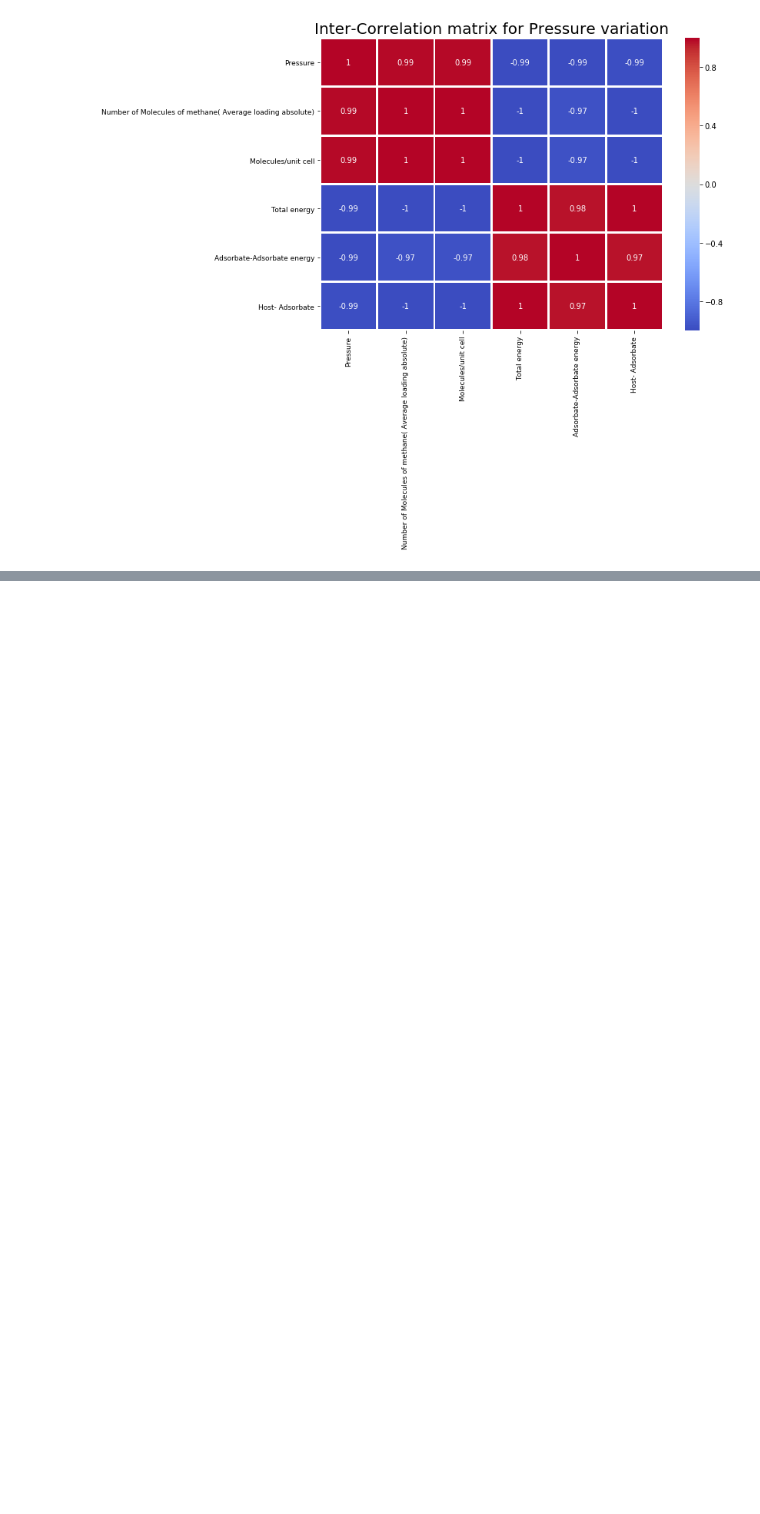
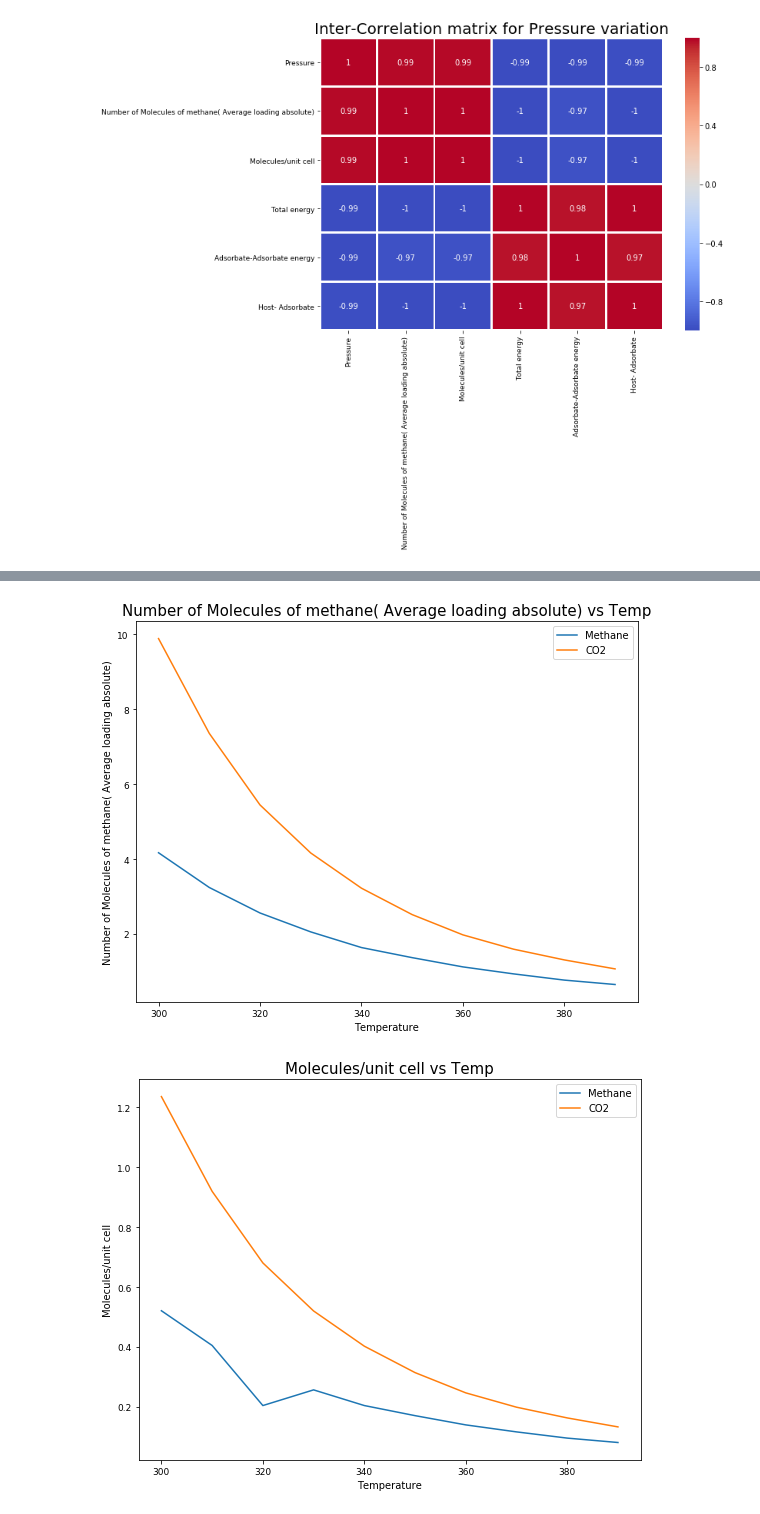
Before and after one commit to yathsree04/Monte_carlo_simulations_Raspa, a Jupyter notebook: visualisations/Raspa_monte_carlo_simulation_result.ipynb, the cells around one changed output, grey strips where cells are left out. Drawn from its saved outputs; the diff is of its cells as text; code cells hidden in the pictures; blank space fills up the shorter version.

```diff
--- a/visualisations/Raspa_monte_carlo_simulation_result.ipynb
+++ b/visualisations/Raspa_monte_carlo_simulation_result.ipynb
@@ -101,0 +106,2 @@ _ = plt.yticks(fontsize=9)
+# %%
+df_CO2_temp = pd.read_csv("temp_var_CO2_300k.csv")
@@ -101,0 +122,12 @@ _ = plt.yticks(fontsize=9)
+# %%
+for i in lis:
+    fig, ax = plt.subplots(figsize=(9,7))
+    sns.lineplot(df['Temperature'], df[i],legend="brief", markers = "o")
+    sns.lineplot(df_CO2_temp['Temperature'], df_CO2_temp[i],legend="brief", markers = "v")
+    ax.legend(['Methane', 'CO2'])
+    _ = plt.xticks(fontsize=9)
+    _ = plt.yticks(fontsize=9)
+    plt.title(i + " vs Temp", fontsize=15)
+# %% [output]
+[figure, added]
+[figure, added]
```
Also changed, not shown: parts of 8 cells of this notebook.
